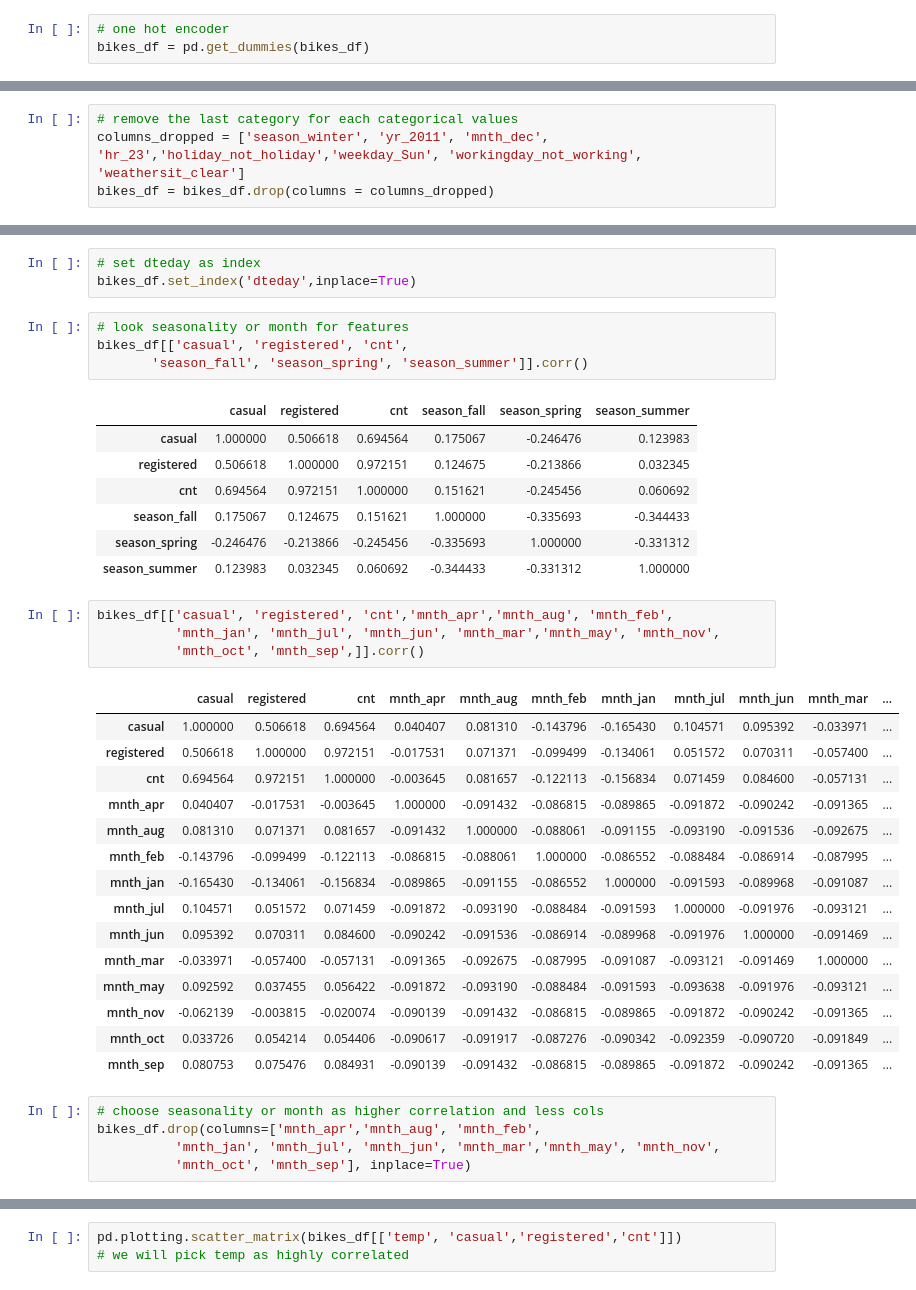
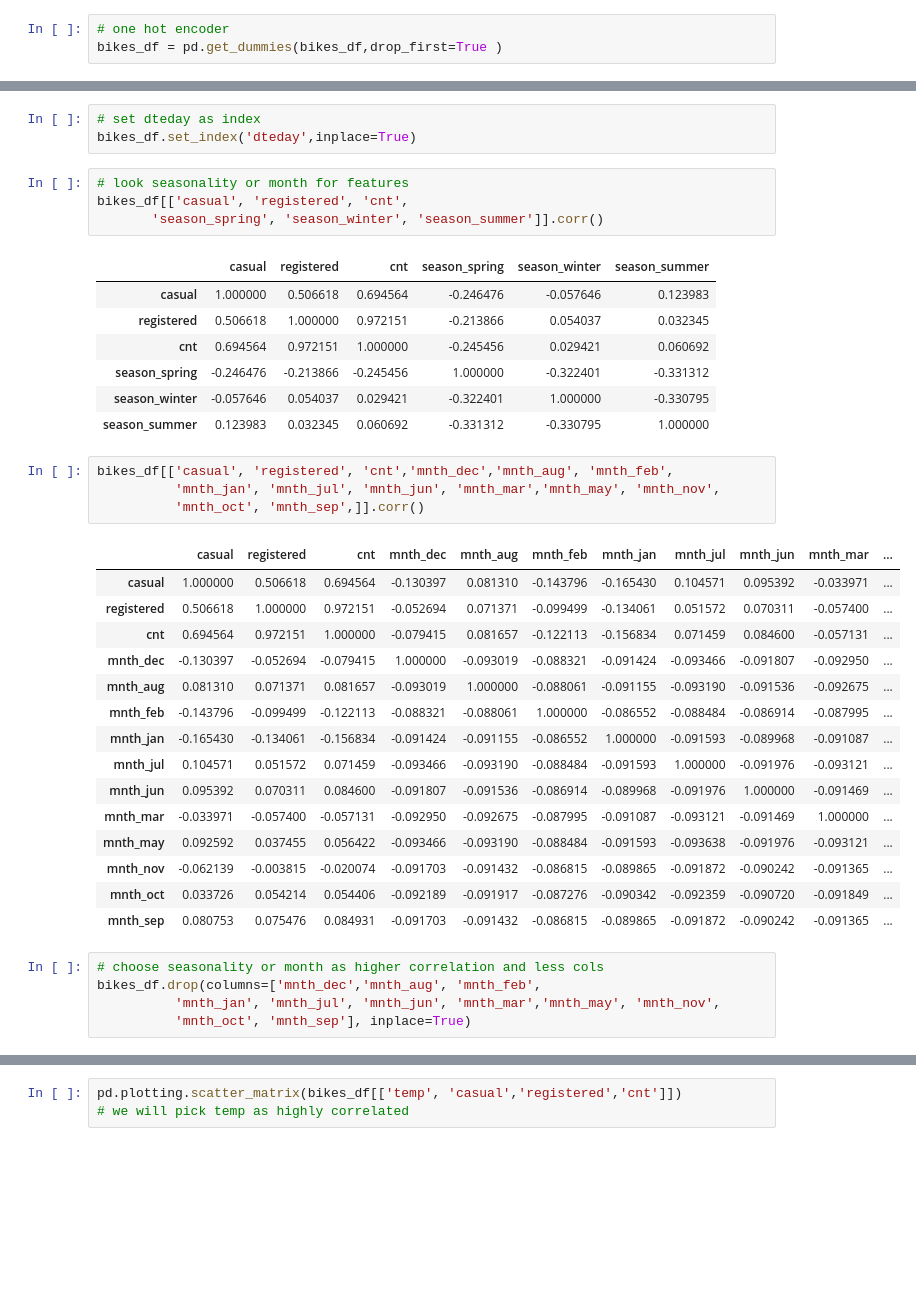
Before and after one commit to mzhou356/bike-sharing-regression, a Jupyter notebook: biking-sharing-eda.ipynb, the cells around one changed output, grey strips where cells are left out. Saved outputs shown, nothing was run; the diff lists cells and outputs as text; blank space fills up the shorter version.

Commit message:
Modify dataframe feature columns

```diff
--- a/biking-sharing-eda.ipynb
+++ b/biking-sharing-eda.ipynb
@@ -110,7 +92,7 @@ for col, dict_map in zip(cat_cols,col_dict_maps):
 bikes_df[cat_cols] = bikes_df[cat_cols].astype('category')
 # %%
 # one hot encoder
-bikes_df = pd.get_dummies(bikes_df)
+bikes_df = pd.get_dummies(bikes_df,drop_first=True )
 # %%
 bikes_df.columns
 # %% [output]
@@ -129,8 +110,4 @@ Index(['dteday', 'temp', 'atemp', 'hum', 'windspeed', 'casual', 'registered',
       dtype='object')
-# %%
-# remove the last category for each categorical values
-columns_dropped = ['season_winter', 'yr_2011', 'mnth_dec', 'hr_23','holiday_not_holiday','weekday_Sun', 'workingday_not_working', 'weathersit_clear']
-bikes_df = bikes_df.drop(columns = columns_dropped)
 # %%
 bikes_df[['temp','atemp','casual','registered','cnt']].corr()
 # we will pick temp as highly correlated
@@ -149,38 +126,38 @@ bikes_df.set_index('dteday',inplace=True)
 # %%
 # look seasonality or month for features
 bikes_df[['casual', 'registered', 'cnt',
-       'season_fall', 'season_spring', 'season_summer']].corr()
+       'season_spring', 'season_winter', 'season_summer']].corr()
 # %% [output]
-|  | casual | registered | cnt | season_fall | season_spring | season_summer |
-| casual | 1.000000 | 0.506618 | 0.694564 | 0.175067 | -0.246476 | 0.123983 |
-| registered | 0.506618 | 1.000000 | 0.972151 | 0.124675 | -0.213866 | 0.032345 |
-| cnt | 0.694564 | 0.972151 | 1.000000 | 0.151621 | -0.245456 | 0.060692 |
-| season_fall | 0.175067 | 0.124675 | 0.151621 | 1.000000 | -0.335693 | -0.344433 |
-| season_spring | -0.246476 | -0.213866 | -0.245456 | -0.335693 | 1.000000 | -0.331312 |
-| season_summer | 0.123983 | 0.032345 | 0.060692 | -0.344433 | -0.331312 | 1.000000 |
+|  | casual | registered | cnt | season_spring | season_winter | season_summer |
+| casual | 1.000000 | 0.506618 | 0.694564 | -0.246476 | -0.057646 | 0.123983 |
+| registered | 0.506618 | 1.000000 | 0.972151 | -0.213866 | 0.054037 | 0.032345 |
+| cnt | 0.694564 | 0.972151 | 1.000000 | -0.245456 | 0.029421 | 0.060692 |
+| season_spring | -0.246476 | -0.213866 | -0.245456 | 1.000000 | -0.322401 | -0.331312 |
+| season_winter | -0.057646 | 0.054037 | 0.029421 | -0.322401 | 1.000000 | -0.330795 |
+| season_summer | 0.123983 | 0.032345 | 0.060692 | -0.331312 | -0.330795 | 1.000000 |
 # %%
-bikes_df[['casual', 'registered', 'cnt','mnth_apr','mnth_aug', 'mnth_feb',
+bikes_df[['casual', 'registered', 'cnt','mnth_dec','mnth_aug', 'mnth_feb',
           'mnth_jan', 'mnth_jul', 'mnth_jun', 'mnth_mar','mnth_may', 'mnth_nov',
           'mnth_oct', 'mnth_sep',]].corr()
 # %% [output]
-|  | casual | registered | cnt | mnth_apr | mnth_aug | mnth_feb | mnth_jan | mnth_jul | mnth_jun | mnth_mar | ... |
-| casual | 1.000000 | 0.506618 | 0.694564 | 0.040407 | 0.081310 | -0.143796 | -0.165430 | 0.104571 | 0.095392 | -0.033971 | ... |
-| registered | 0.506618 | 1.000000 | 0.972151 | -0.017531 | 0.071371 | -0.099499 | -0.134061 | 0.051572 | 0.070311 | -0.057400 | ... |
-| cnt | 0.694564 | 0.972151 | 1.000000 | -0.003645 | 0.081657 | -0.122113 | -0.156834 | 0.071459 | 0.084600 | -0.057131 | ... |
-| mnth_apr | 0.040407 | -0.017531 | -0.003645 | 1.000000 | -0.091432 | -0.086815 | -0.089865 | -0.091872 | -0.090242 | -0.091365 | ... |
-| mnth_aug | 0.081310 | 0.071371 | 0.081657 | -0.091432 | 1.000000 | -0.088061 | -0.091155 | -0.093190 | -0.091536 | -0.092675 | ... |
-| mnth_feb | -0.143796 | -0.099499 | -0.122113 | -0.086815 | -0.088061 | 1.000000 | -0.086552 | -0.088484 | -0.086914 | -0.087995 | ... |
-| mnth_jan | -0.165430 | -0.134061 | -0.156834 | -0.089865 | -0.091155 | -0.086552 | 1.000000 | -0.091593 | -0.089968 | -0.091087 | ... |
-| mnth_jul | 0.104571 | 0.051572 | 0.071459 | -0.091872 | -0.093190 | -0.088484 | -0.091593 | 1.000000 | -0.091976 | -0.093121 | ... |
-| mnth_jun | 0.095392 | 0.070311 | 0.084600 | -0.090242 | -0.091536 | -0.086914 | -0.089968 | -0.091976 | 1.000000 | -0.091469 | ... |
-| mnth_mar | -0.033971 | -0.057400 | -0.057131 | -0.091365 | -0.092675 | -0.087995 | -0.091087 | -0.093121 | -0.091469 | 1.000000 | ... |
-| mnth_may | 0.092592 | 0.037455 | 0.056422 | -0.091872 | -0.093190 | -0.088484 | -0.091593 | -0.093638 | -0.091976 | -0.093121 | ... |
-| mnth_nov | -0.062139 | -0.003815 | -0.020074 | -0.090139 | -0.091432 | -0.086815 | -0.089865 | -0.091872 | -0.090242 | -0.091365 | ... |
-| mnth_oct | 0.033726 | 0.054214 | 0.054406 | -0.090617 | -0.091917 | -0.087276 | -0.090342 | -0.092359 | -0.090720 | -0.091849 | ... |
-| mnth_sep | 0.080753 | 0.075476 | 0.084931 | -0.090139 | -0.091432 | -0.086815 | -0.089865 | -0.091872 | -0.090242 | -0.091365 | ... |
+|  | casual | registered | cnt | mnth_dec | mnth_aug | mnth_feb | mnth_jan | mnth_jul | mnth_jun | mnth_mar | ... |
+| casual | 1.000000 | 0.506618 | 0.694564 | -0.130397 | 0.081310 | -0.143796 | -0.165430 | 0.104571 | 0.095392 | -0.033971 | ... |
+| registered | 0.506618 | 1.000000 | 0.972151 | -0.052694 | 0.071371 | -0.099499 | -0.134061 | 0.051572 | 0.070311 | -0.057400 | ... |
+| cnt | 0.694564 | 0.972151 | 1.000000 | -0.079415 | 0.081657 | -0.122113 | -0.156834 | 0.071459 | 0.084600 | -0.057131 | ... |
+| mnth_dec | -0.130397 | -0.052694 | -0.079415 | 1.000000 | -0.093019 | -0.088321 | -0.091424 | -0.093466 | -0.091807 | -0.092950 | ... |
+| mnth_aug | 0.081310 | 0.071371 | 0.081657 | -0.093019 | 1.000000 | -0.088061 | -0.091155 | -0.093190 | -0.091536 | -0.092675 | ... |
+| mnth_feb | -0.143796 | -0.099499 | -0.122113 | -0.088321 | -0.088061 | 1.000000 | -0.086552 | -0.088484 | -0.086914 | -0.087995 | ... |
+| mnth_jan | -0.165430 | -0.134061 | -0.156834 | -0.091424 | -0.091155 | -0.086552 | 1.000000 | -0.091593 | -0.089968 | -0.091087 | ... |
+| mnth_jul | 0.104571 | 0.051572 | 0.071459 | -0.093466 | -0.093190 | -0.088484 | -0.091593 | 1.000000 | -0.091976 | -0.093121 | ... |
+| mnth_jun | 0.095392 | 0.070311 | 0.084600 | -0.091807 | -0.091536 | -0.086914 | -0.089968 | -0.091976 | 1.000000 | -0.091469 | ... |
+| mnth_mar | -0.033971 | -0.057400 | -0.057131 | -0.092950 | -0.092675 | -0.087995 | -0.091087 | -0.093121 | -0.091469 | 1.000000 | ... |
+| mnth_may | 0.092592 | 0.037455 | 0.056422 | -0.093466 | -0.093190 | -0.088484 | -0.091593 | -0.093638 | -0.091976 | -0.093121 | ... |
+| mnth_nov | -0.062139 | -0.003815 | -0.020074 | -0.091703 | -0.091432 | -0.086815 | -0.089865 | -0.091872 | -0.090242 | -0.091365 | ... |
+| mnth_oct | 0.033726 | 0.054214 | 0.054406 | -0.092189 | -0.091917 | -0.087276 | -0.090342 | -0.092359 | -0.090720 | -0.091849 | ... |
+| mnth_sep | 0.080753 | 0.075476 | 0.084931 | -0.091703 | -0.091432 | -0.086815 | -0.089865 | -0.091872 | -0.090242 | -0.091365 | ... |
 # %%
 # choose seasonality or month as higher correlation and less cols
-bikes_df.drop(columns=['mnth_apr','mnth_aug', 'mnth_feb',
+bikes_df.drop(columns=['mnth_dec','mnth_aug', 'mnth_feb',
           'mnth_jan', 'mnth_jul', 'mnth_jun', 'mnth_mar','mnth_may', 'mnth_nov',
           'mnth_oct', 'mnth_sep'], inplace=True)
 # %%
```
Also changed, not shown: parts of 6 cells of this notebook.
